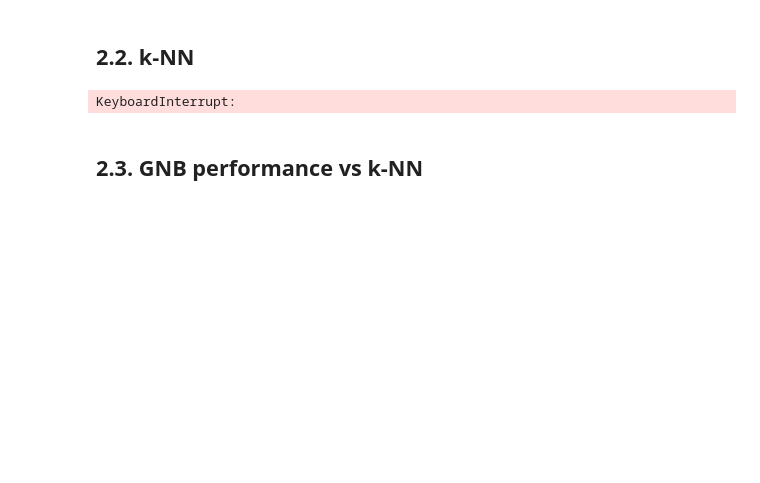
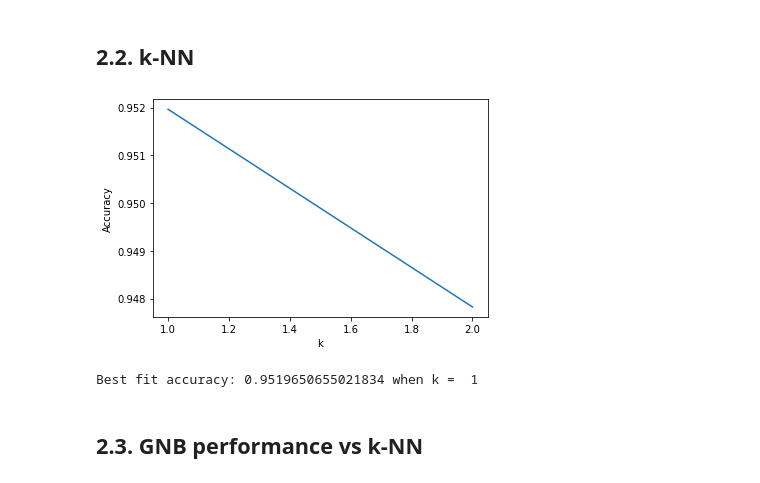
Before and after one commit to louis-ple/ML_Assignments, a Jupyter notebook: Assignment 2/INF8245E_Assignment2_1933334.ipynb, the cells around one changed output. Drawn from its saved outputs; the diff is of its cells as text; code cells hidden in the pictures; blank space fills up the shorter version.

```diff
--- a/Assignment 2/INF8245E_Assignment2_1933334.ipynb
+++ b/Assignment 2/INF8245E_Assignment2_1933334.ipynb
@@ -350,15 +346,16 @@ from tensorflow import keras
 (x_train, y_train), (x_test, y_test) = keras.datasets.mnist.load_data()
 
 #0-50000 = train, 50000-60000 = valid
-x_valid = x_train[50000:60000]
-y_valid = y_train[50000:60000]
+x_valid = x_train[5000:6000]
+y_valid = y_train[5000:6000]
 
-x_train = x_train[0:50000]
-y_train = y_train[0:50000]
+x_train = x_train[0:5000]
+y_train = y_train[0:5000]
 
 #Flattening to 784 features
 x_train_flattened = []
 x_valid_flattened = []
+x_test_flattened = []
 
 for i in range(len(x_train)):
     x_train_flattened.append(x_train[i].flatten())
@@ -366,9 +363,17 @@ for i in range(len(x_train)):
 for i in range(len(x_valid)):
     x_valid_flattened.append(x_valid[i].flatten())
 
+for i in range(len(x_test)):
+    x_test_flattened.append(x_test[i].flatten())
+
 #Normalizing
 x_train = np.array(x_train_flattened)/255
 x_valid = np.array(x_valid_flattened)/255
+x_test = np.array(x_test_flattened)/255
+
+train = pd.DataFrame(np.column_stack((x_train, y_train)))
+valid = pd.DataFrame(np.column_stack((x_valid, y_valid)))
+test = pd.DataFrame(np.column_stack((x_test, y_test)))
 # %% [markdown]
 ## 2.1. Gaussian Naive Bayes (GNB)
 # %% [markdown]
@@ -380,8 +461,9 @@ $$x$$
 # %% [markdown]
 ## 2.2. k-NN
-# %%
-k_NN(x_train, x_valid, y_valid, 10)
-# %% [output]
-KeyboardInterrupt:
+# %%
+k_NN(train, valid, 3)
+# %% [output]
+[figure, added]
+Best fit accuracy: 0.9519650655021834 when k =  1
 # %% [markdown]
 ## 2.3. GNB performance vs k-NN
```
Also changed, not shown: parts of 14 cells of this notebook, 7 other files.
